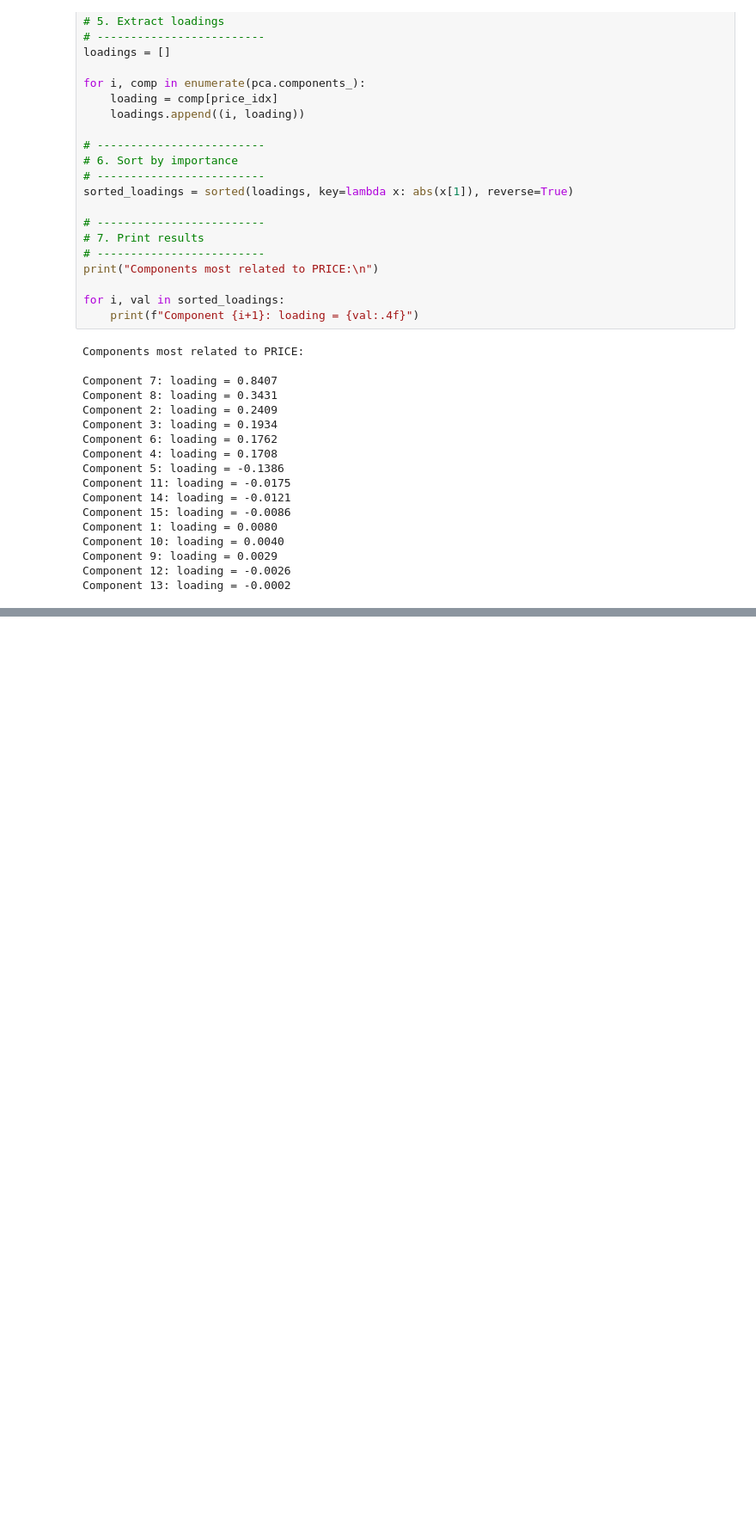
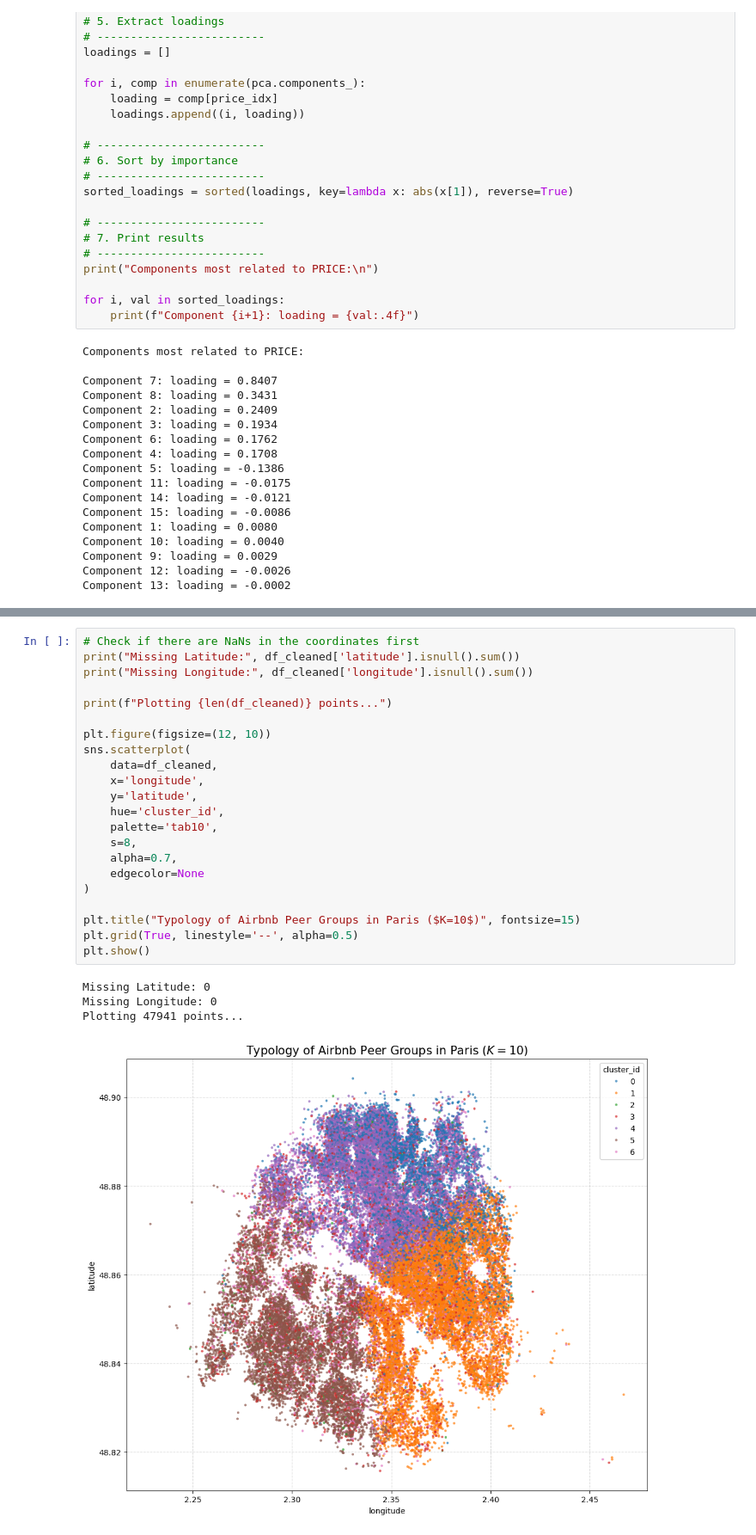
Before and after one commit to lucaszetterberg/Airbnb-Paris-Analysis, a Jupyter notebook: airbnb.ipynb, the cells around one changed output, grey strips where cells are left out. Shown at 86% size. Saved outputs shown, nothing was run; the diff lists cells and outputs as text; blank space fills up the shorter version.

```diff
--- a/airbnb.ipynb
+++ b/airbnb.ipynb
@@ -156,0 +282,27 @@ Component 13: loading = -0.0002
+# %%
+# Check if there are NaNs in the coordinates first
+print("Missing Latitude:", df_cleaned['latitude'].isnull().sum())
+print("Missing Longitude:", df_cleaned['longitude'].isnull().sum())
+
+print(f"Plotting {len(df_cleaned)} points...")
+
+plt.figure(figsize=(12, 10))
+sns.scatterplot(
+    data=df_cleaned,
+    x='longitude',
+    y='latitude',
+    hue='cluster_id',
+    palette='tab10',
+    s=8,
+    alpha=0.7,
+    edgecolor=None
+)
+
+plt.title("Typology of Airbnb Peer Groups in Paris ($K=10$)", fontsize=15)
+plt.grid(True, linestyle='--', alpha=0.5)
+plt.show()
+# %% [output]
+Missing Latitude: 0
+Missing Longitude: 0
+Plotting 47941 points...
+[figure, added]
```
Also changed, not shown: parts of 14 cells of this notebook.
